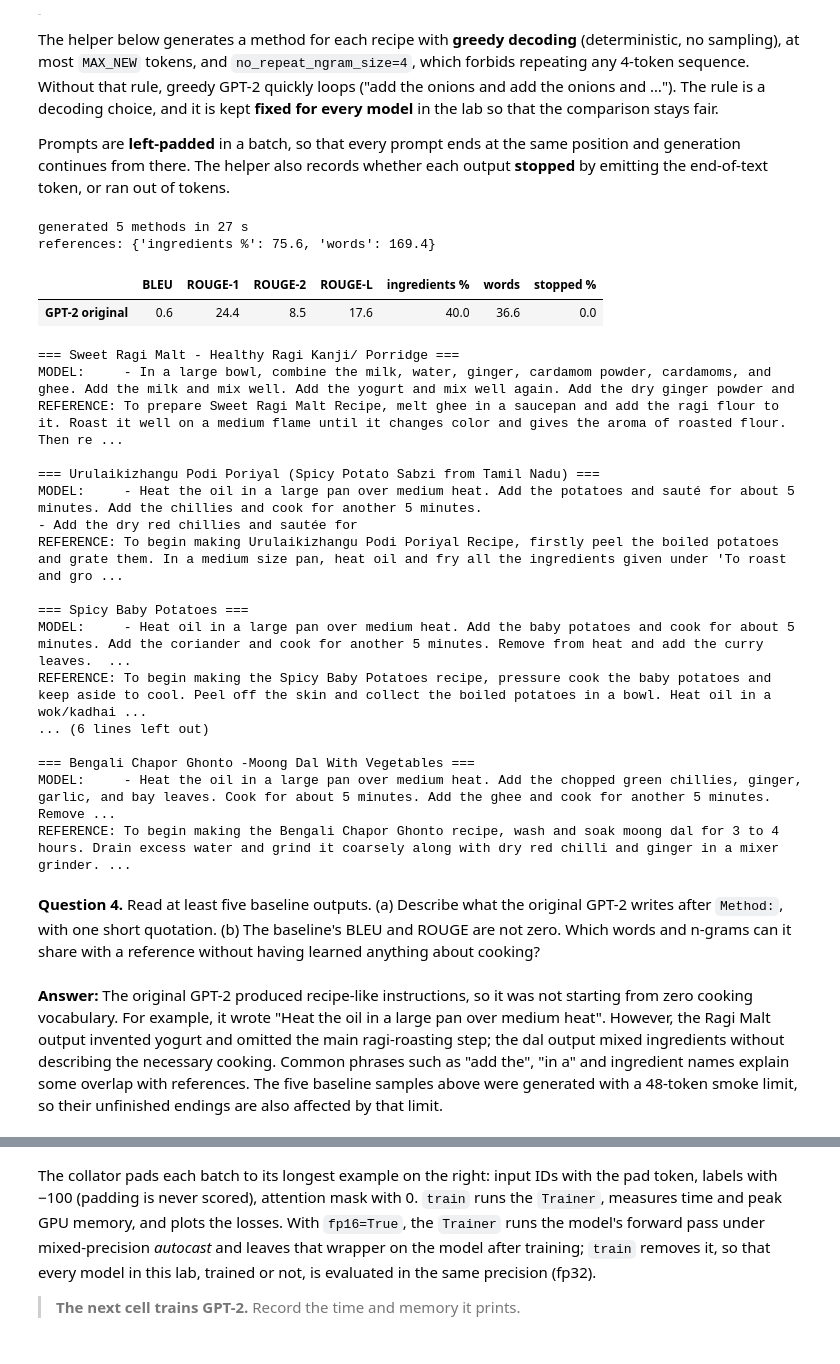
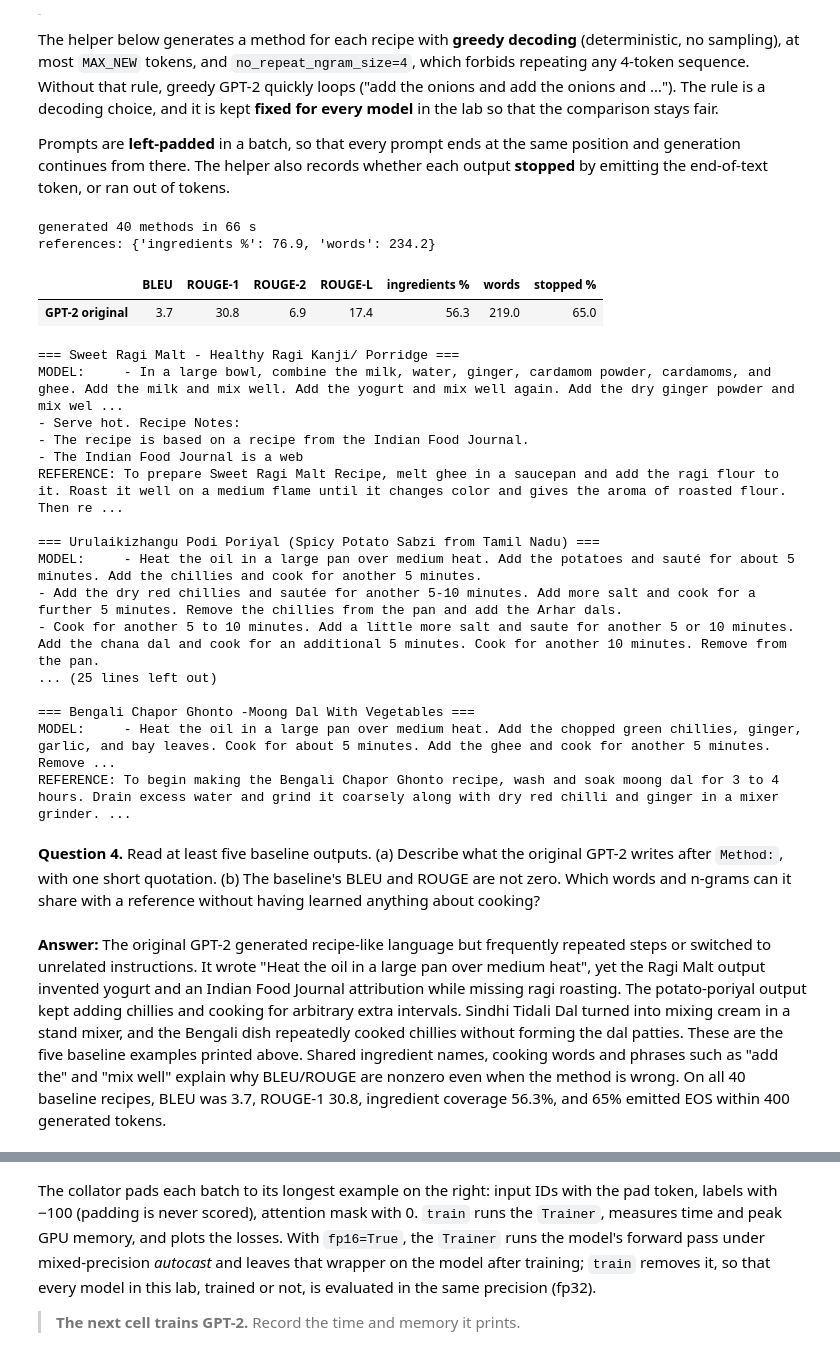
Before and after one commit to bk-anupam/generative_ai_shared, a Jupyter notebook: module3/labs/submissions/lab6/gpt2_lora_recipes_lab_chirag.ipynb, the cells around one changed output, grey strips where cells are left out. Saved outputs shown, nothing was run; the diff lists cells and outputs as text; code cells hidden in the pictures.

```diff
--- a/module3/labs/submissions/lab6/gpt2_lora_recipes_lab_chirag.ipynb
+++ b/module3/labs/submissions/lab6/gpt2_lora_recipes_lab_chirag.ipynb
@@ -68,7 +68,7 @@ import transformers
 SEED = 42
 random.seed(SEED); torch.manual_seed(SEED)
 GB = 1e9
-CKPT = "openai-community/gpt2"
+CKPT = os.environ.get("RECIPE_CKPT", "openai-community/gpt2")
 MAX_LEN = 768            # longest training example in tokens; longer ones are dropped, not truncated
 MAX_NEW = 400            # longest generated method, in tokens
 N_EVAL = 40              # validation recipes for BLEU/ROUGE and reading
@@ -138,7 +136,7 @@ The next cell applies three filters. They are given, not part of an exercise, bu
 2. **Indian cuisines only.** The site also publishes Continental, Italian, Chinese, Mexican and other recipes, and a few rows have a course ("Snack", "Dinner") in the cuisine field. Drop those.
 3. **Cleaning.** Add the missing space in run-together sentences ("Keep aside.Heat oil"), remove the word "Recipe" from dish names, and split the ingredient string into a list.
 # %%
-DEVANAGARI = r"[\u0900-\u097F]"
+DEVANAGARI = "[\u0900-\u097F]"
 NOT_INDIAN = {"Afghan", "African", "American", "Arab", "Asian", "British", "Burmese", "Cantonese", "Caribbean",
               "Chinese", "Continental", "European", "French", "Fusion", "Greek", "Hunan", "Indonesian",
               "Italian Recipes", "Japanese", "Jewish", "Korean", "Malaysian", "Mediterranean", "Mexican",
@@ -428,7 +424,8 @@ from transformers import AutoModelForCausalLM
 
 
 @torch.no_grad()
-def generate_methods(model, tok, rows, add_bos, batch_size=1 if not HAS_GPU else 8, max_new_tokens=MAX_NEW):
+def generate_methods(model, tok, rows, add_bos, batch_size=1 if not HAS_GPU else 4, max_new_tokens=MAX_NEW):
+    model.to(DEVICE)
     model.eval()
     texts, stopped = [], []
     for i in range(0, len(rows), batch_size):
@@ -448,53 +445,55 @@ def generate_methods(model, tok, rows, add_bos, batch_size=1 if not HAS_GPU else
             new = new[:new.index(tok.eos_token_id)] if stop else new
             texts.append(tok.decode(new, skip_special_tokens=True).strip())
             stopped.append(stop)
+    model.to("cpu")
+    if HAS_GPU: torch.cuda.empty_cache()
     return texts, stopped
 
 
 refs = [r["method"] for r in eval_rows]
 results = {}                                        # model name -> metrics row
 
 
 def evaluate(name, preds, stopped, rows=None):
     rows = eval_rows if rows is None else rows
     row = text_metrics(preds, [r["method"] for r in rows])
     row["ingredients %"] = ingredient_coverage(rows, preds)
     row["words"] = sum(len(p.split()) for p in preds) / len(preds)
     row["stopped %"] = 100 * sum(stopped) / len(stopped)
     results[name] = row
     return pd.DataFrame(results).T.round(1)
 
 
 transformers.set_seed(SEED)
 base_model = AutoModelForCausalLM.from_pretrained(CKPT).to(DEVICE)
 start = time.perf_counter()
 base_preds, base_stopped = generate_methods(base_model, tokenizer, eval_rows, add_bos=False)
 print(f"generated {len(base_preds)} methods in {time.perf_counter() - start:.0f} s")
 reference_row = {"ingredients %": ingredient_coverage(eval_rows, refs), "words": sum(len(t.split()) for t in refs) / len(refs)}
 print("references:", {k: round(v, 1) for k, v in reference_row.items()})
 evaluate("GPT-2 original", base_preds, base_stopped)
 # %% [output]
-generated 5 methods in 27 s
-references: {'ingredients %': 75.6, 'words': 169.4}
+generated 40 methods in 66 s
+references: {'ingredients %': 76.9, 'words': 234.2}
 |  | BLEU | ROUGE-1 | ROUGE-2 | ROUGE-L | ingredients % | words | stopped % |
-| GPT-2 original | 0.6 | 24.4 | 8.5 | 17.6 | 40.0 | 36.6 | 0.0 |
+| GPT-2 original | 3.7 | 30.8 | 6.9 | 17.4 | 56.3 | 219.0 | 65.0 |
 # %%
 for r, p in list(zip(eval_rows, base_preds))[:5]:
     print(f"=== {r['name']} ===\nMODEL:     {p[:600]}\nREFERENCE: {r['method'][:600]}\n")
 # %% [output]
 === Sweet Ragi Malt - Healthy Ragi Kanji/ Porridge ===
-MODEL:     - In a large bowl, combine the milk, water, ginger, cardamom powder, cardamoms, and ghee. Add the milk and mix well. Add the yogurt and mix well again. Add the dry ginger powder and
+MODEL:     - In a large bowl, combine the milk, water, ginger, cardamom powder, cardamoms, and ghee. Add the milk and mix well. Add the yogurt and mix well again. Add the dry ginger powder and mix wel ...
+- Serve hot. Recipe Notes:
+- The recipe is based on a recipe from the Indian Food Journal.
+- The Indian Food Journal is a web
 REFERENCE: To prepare Sweet Ragi Malt Recipe, melt ghee in a saucepan and add the ragi flour to it. Roast it well on a medium flame until it changes color and gives the aroma of roasted flour. Then re ...
 
 === Urulaikizhangu Podi Poriyal (Spicy Potato Sabzi from Tamil Nadu) ===
 MODEL:     - Heat the oil in a large pan over medium heat. Add the potatoes and sauté for about 5 minutes. Add the chillies and cook for another 5 minutes.
-- Add the dry red chillies and sautée for
-REFERENCE: To begin making Urulaikizhangu Podi Poriyal Recipe, firstly peel the boiled potatoes and grate them. In a medium size pan, heat oil and fry all the ingredients given under 'To roast and gro ...
-
-=== Spicy Baby Potatoes ===
-MODEL:     - Heat oil in a large pan over medium heat. Add the baby potatoes and cook for about 5 minutes. Add the coriander and cook for another 5 minutes. Remove from heat and add the curry leaves.  ...
-REFERENCE: To begin making the Spicy Baby Potatoes recipe, pressure cook the baby potatoes and keep aside to cool. Peel off the skin and collect the boiled potatoes in a bowl. Heat oil in a wok/kadhai ...
-... (6 lines left out)
+- Add the dry red chillies and sautée for another 5-10 minutes. Add more salt and cook for a further 5 minutes. Remove the chillies from the pan and add the Arhar dals.
+- Cook for another 5 to 10 minutes. Add a little more salt and saute for another 5 or 10 minutes.
+Add the chana dal and cook for an additional 5 minutes. Cook for another 10 minutes. Remove from the pan.
+... (25 lines left out)
 
 === Bengali Chapor Ghonto -Moong Dal With Vegetables ===
 MODEL:     - Heat the oil in a large pan over medium heat. Add the chopped green chillies, ginger, garlic, and bay leaves. Cook for about 5 minutes. Add the ghee and cook for another 5 minutes. Remove ...
@@ -502,7 +501,7 @@ REFERENCE: To begin making the Bengali Chapor Ghonto recipe, wash and soak moong
 # %% [markdown]
 **Question 4.** Read at least five baseline outputs. (a) Describe what the original GPT-2 writes after `Method:`, with one short quotation. (b) The baseline's BLEU and ROUGE are not zero. Which words and n-grams can it share with a reference without having learned anything about cooking?
 # %% [markdown]
-**Answer:** The original GPT-2 produced recipe-like instructions, so it was not starting from zero cooking vocabulary. For example, it wrote "Heat the oil in a large pan over medium heat". However, the Ragi Malt output invented yogurt and omitted the main ragi-roasting step; the dal output mixed ingredients without describing the necessary cooking. Common phrases such as "add the", "in a" and ingredient names explain some overlap with references. The five baseline samples above were generated with a 48-token smoke limit, so their unfinished endings are also affected by that limit.
+**Answer:** The original GPT-2 generated recipe-like language but frequently repeated steps or switched to unrelated instructions. It wrote "Heat the oil in a large pan over medium heat", yet the Ragi Malt output invented yogurt and an Indian Food Journal attribution while missing ragi roasting. The potato-poriyal output kept adding chillies and cooking for arbitrary extra intervals. Sindhi Tidali Dal turned into mixing cream in a stand mixer, and the Bengali dish repeatedly cooked chillies without forming the dal patties. These are the five baseline examples printed above. Shared ingredient names, cooking words and phrases such as "add the" and "mix well" explain why BLEU/ROUGE are nonzero even when the method is wrong. On all 40 baseline recipes, BLEU was 3.7, ROUGE-1 30.8, ingredient coverage 56.3%, and 65% emitted EOS within 400 generated tokens.
 # %% [markdown]
 ## Exercise 5 — Full fine-tuning (3 marks)
 
```
Also changed, not shown: parts of 20 cells of this notebook, 10 other files.
